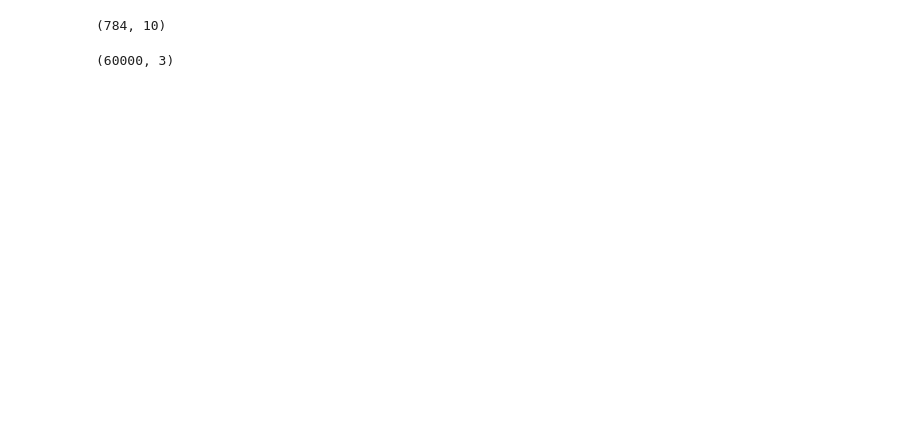
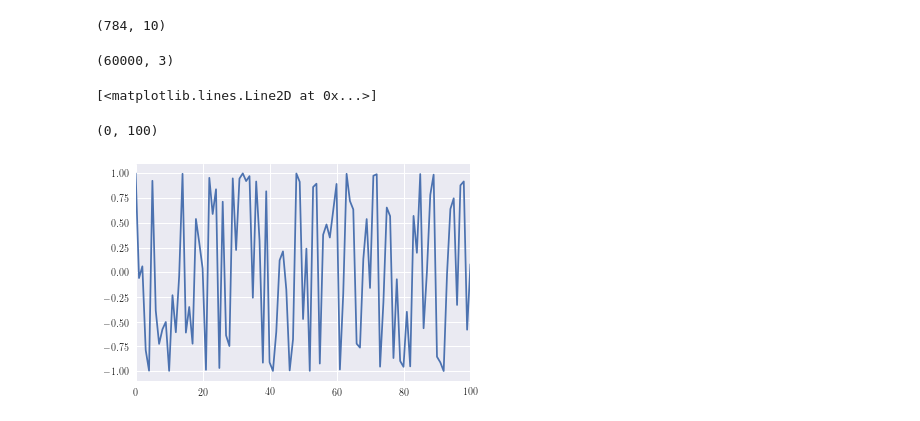
Before and after one commit to davidjuliancaldwell/machine-learning-class, a Jupyter notebook: hw1/hw1-prob5-notebook.ipynb, the cells around one changed output. Saved outputs shown, nothing was run; the diff lists cells and outputs as text; code cells hidden in the pictures; blank space fills up the shorter version.

Commit message:
working on hw1, feature transform complete

```diff
--- a/hw1/hw1-prob5-notebook.ipynb
+++ b/hw1/hw1-prob5-notebook.ipynb
@@ -56,5 +63,9 @@ def feature_transform(pixels,p):
     var = 0.1
     std_dev = var**0.5
     center = 0
-    g_vec = np.random.normal(loc=center,scale=std_dev)
-    b = 2*np.pi*np.random.rand(p,1)
+    d = np.shape(pixels)[0]
+    g_vec = std_dev*np.random.randn(d,p) + center
+    b = np.squeeze(2*np.pi*np.random.rand(p,1))
+
+    transformed_pixels = np.cos(np.squeeze(np.dot(g_vec.T,pixels))+b)
+    return transformed_pixels
@@ -95,3 +97,14 @@ b = np.matlib.repmat(a,3,1).T
 np.shape(b)
 # %% [output]
 (60000, 3)
+# %%
+p = 2000
+first_example = x_train[0][:]
+trans_pix = feature_transform(first_example,p)
+plt.plot(trans_pix)
+plt.xlim(0,100)
+plt.show()
+# %% [output]
+[<matplotlib.lines.Line2D at 0x...>]
+(0, 100)
+[figure, added]
```
Also changed, not shown: parts of 5 cells of this notebook, 1 other file.
